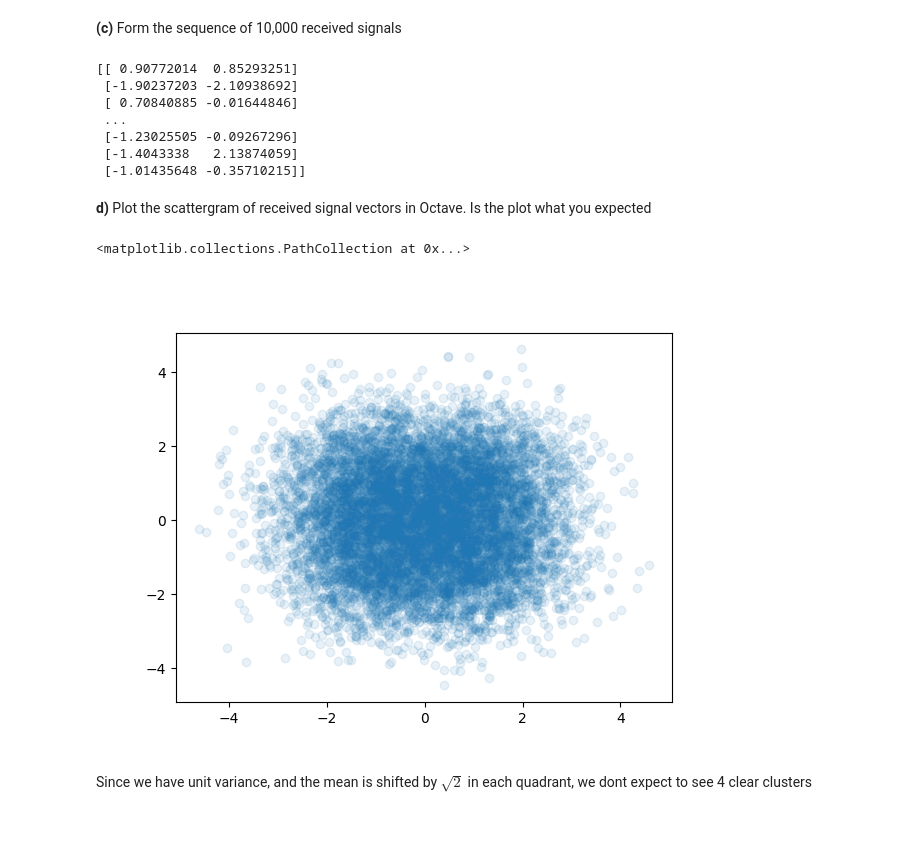
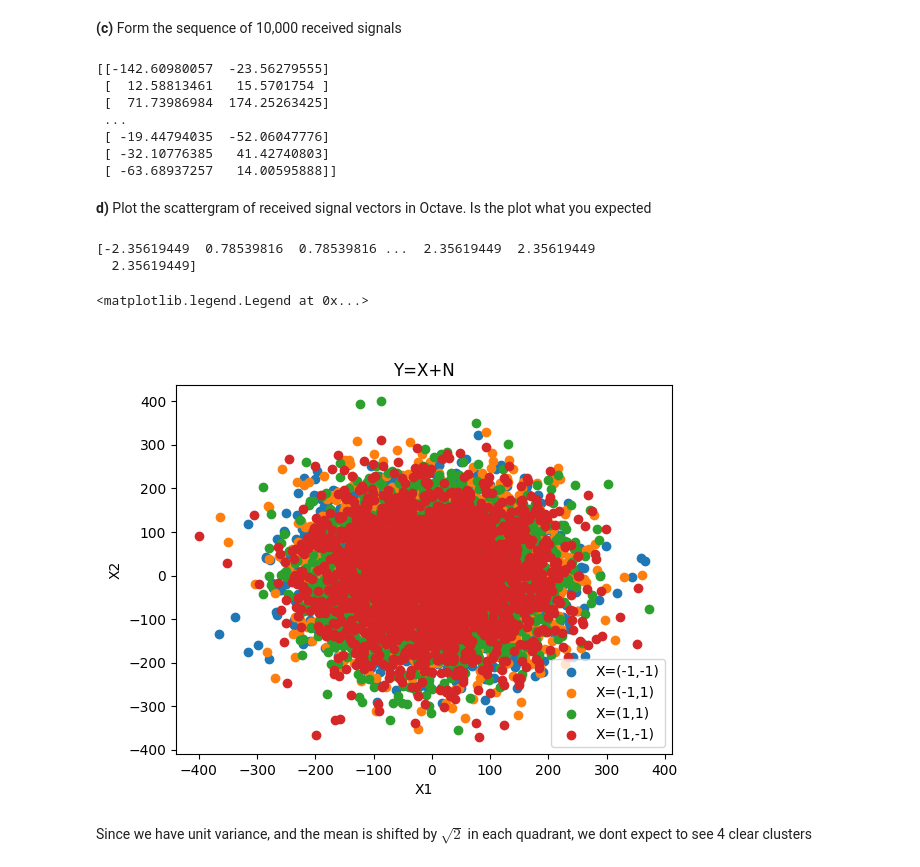
Before and after one commit to asmusbhansen/E25_stochastic_signal_processing, a Jupyter notebook: notebooks/Lecture3.ipynb, the cells around one changed output. Cells and saved outputs as stored; diff of their text form; code cells hidden in the pictures; blank space fills up the shorter version.

```diff
--- a/notebooks/Lecture3.ipynb
+++ b/notebooks/Lecture3.ipynb
@@ -222,10 +222,11 @@ plt.scatter(x[:, 0], x[:, 1])
 random variables
 # %%
 mean = [0,0]
-cov = [[1, 0],[0, 1]]
+sigma2 = 10000
+cov = [[sigma2, 0],[0, sigma2]]
 
 n = np.random.multivariate_normal(mean, cov, n_samples)
 plt.figure()
-plt.scatter(n[:, 0], n[:, 1], alpha=0.3)
+plt.scatter(n[:, 0], n[:, 1], alpha=1)
 # %% [output]
 <matplotlib.collections.PathCollection at 0x...>
@@ -238,22 +239,40 @@ plt.scatter(n[:, 0], n[:, 1], alpha=0.3)
 y = x+n
 print(y)
 # %% [output]
-[[ 0.90772014  0.85293251]
- [-1.90237203 -2.10938692]
- [ 0.70840885 -0.01644846]
+[[-142.60980057  -23.56279555]
+ [  12.58813461   15.5701754 ]
+ [  71.73986984  174.25263425]
  ...
- [-1.23025505 -0.09267296]
- [-1.4043338   2.13874059]
- [-1.01435648 -0.35710215]]
+ [ -19.44794035  -52.06047776]
+ [ -32.10776385   41.42740803]
+ [ -63.68937257   14.00595888]]
 # %% [markdown]
 **d)**  Plot the scattergram of received signal vectors in Octave. Is the plot what you expected
+# %%
+theta = np.arctan2(x[:, 0], x[:, 1])
+print(theta)
+unique = np.unique(theta)
+
+y_0 = y[theta==unique[0]]
+y_1 = y[theta==unique[1]]
+y_2 = y[theta==unique[2]]
+y_3 = y[theta==unique[3]]
+# %% [output]
+[-2.35619449  0.78539816  0.78539816 ...  2.35619449  2.35619449
+  2.35619449]
 # %%
-
 plt.figure()
-plt.scatter(y[:, 0], y[:, 1], alpha=0.1)
+plt.scatter(y_0[:,0], y_0[:,1], alpha=1, label="X=(-1,-1)")
+plt.scatter(y_1[:,0], y_1[:,1], alpha=1, label="X=(-1,1)")
+plt.scatter(y_2[:,0], y_2[:,1], alpha=1, label="X=(1,1)")
+plt.scatter(y_3[:,0], y_3[:,1], alpha=1, label="X=(1,-1)")
+plt.xlabel("X1")
+plt.ylabel("X2")
+plt.title("Y=X+N")
+plt.legend()
 # %% [output]
-<matplotlib.collections.PathCollection at 0x...>
+<matplotlib.legend.Legend at 0x...>
-[figure, old version]
+[figure, new version]
 # %% [markdown]
 Since we have unit variance, and the mean is shifted by $\sqrt{2}$ in each quadrant, we dont expect to see 4 clear clusters
 # %% [markdown]
```
Also changed, not shown: parts of 3 cells of this notebook.
